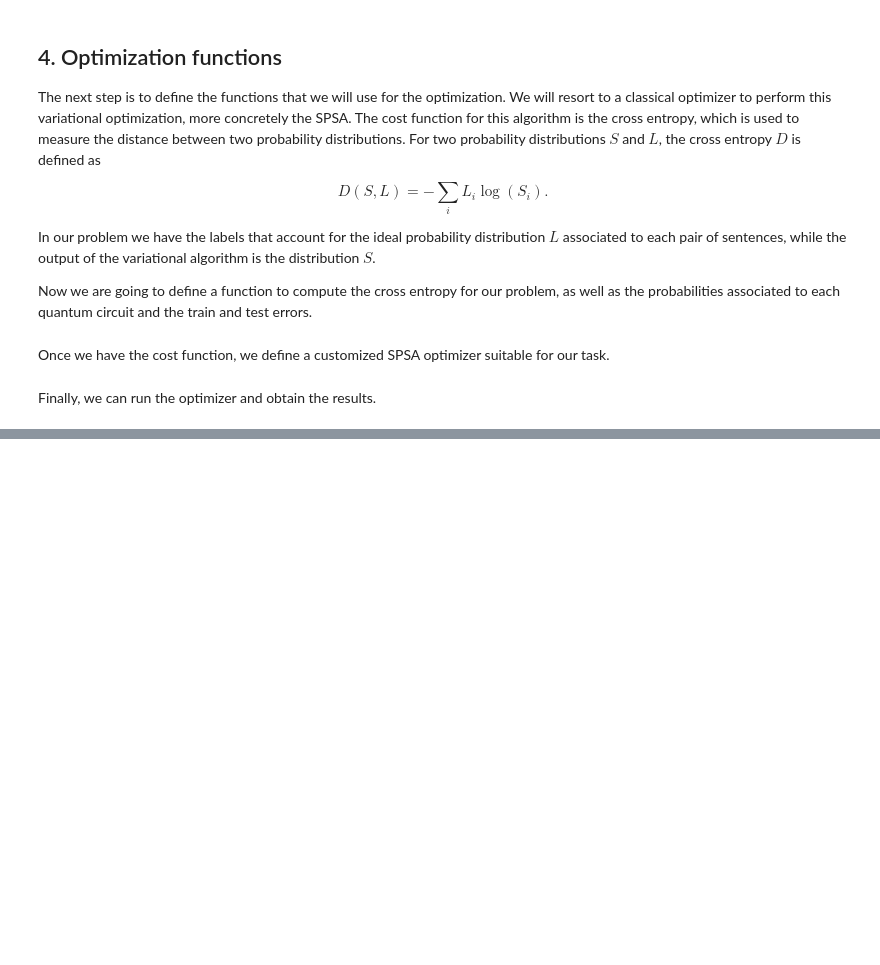
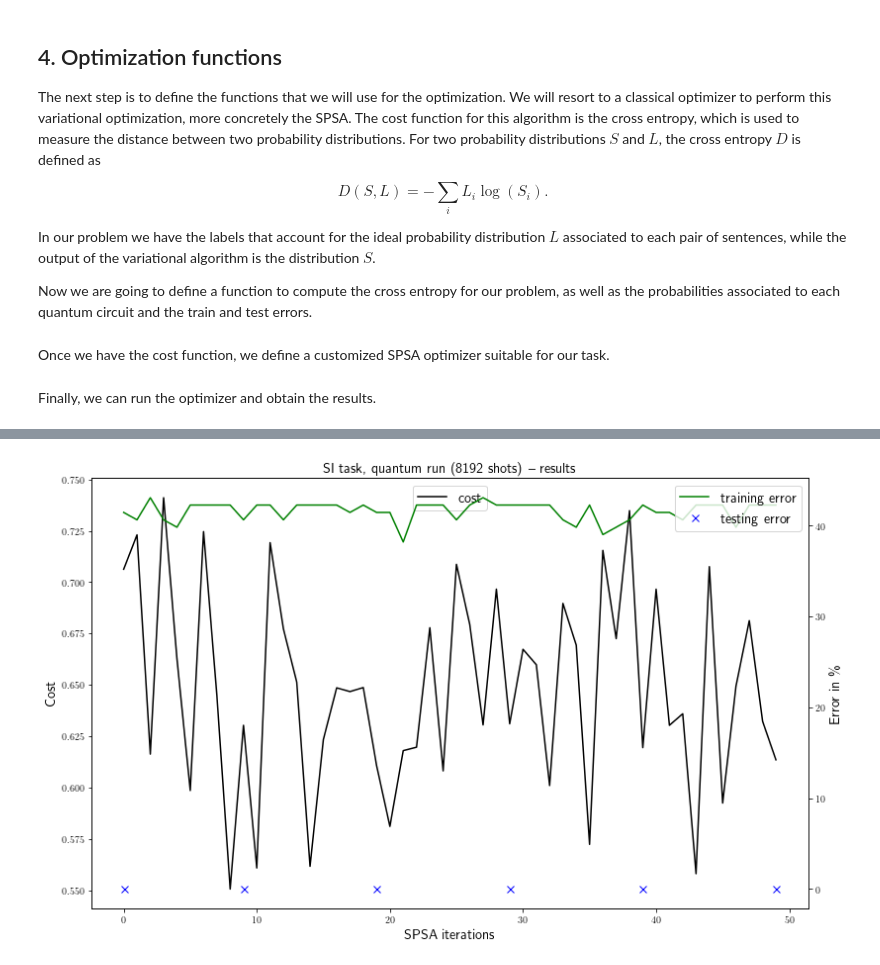
Before and after one commit to PaulaGarciaMolina/QNLP_Qiskit_Hackathon, a Jupyter notebook: semantic_interpretation/semantic_interpretation_iqp.ipynb, the cells around one changed output, grey strips where cells are left out. Saved outputs shown, nothing was run; the diff lists cells and outputs as text; code cells hidden in the pictures; blank space fills up the shorter version.

```diff
--- a/semantic_interpretation/semantic_interpretation_iqp.ipynb
+++ b/semantic_interpretation/semantic_interpretation_iqp.ipynb
@@ -179,3 +227,8 @@ for sentence in data:
+# %%
+train_labels=[]
+for pair in training_labels:
+    label=pair[-2]
+    train_labels.append(label)
 # %% [markdown]
 Now we have our dataset! The only problem left is the fact that the cups used in the diagrams are too resource consumming. Luckily, it is possible to remove them by transforming the states into effects (we are just doing this with the nouns as in https://github.com/CQCL/qnlp_lorenz_etal_2021_resources).
 # %% [markdown]
@@ -222,6 +286,8 @@ vocab_psr=vocab_psr_E+vocab_psr_S
 Once the dataset and its corresponding diagrams are created, the next step is to construct the variational quantum circuits associated with them. In order to do that, we will use different ansätze depending on the type of the word that we want to represent. In this case we only have three types of words, nouns, adjetives and verbs. Nouns will have associated 1 qubit, and sentences three qubits, therefore verbs 5 qubits, and adjetives 2 qubits. Moreover, we will also distinguish between states and effects when constructing the ansätze.
 # %%
 from discopy.quantum import Ket, IQPansatz, Bra, qubit
+from discopy.quantum import Ket, IQPansatz, Bra, qubit
+from discopy.quantum.gates import Rx, Rz
 from discopy.quantum.circuit import Functor, Id
 from discopy.quantum.circuit import Circuit
 from functools import reduce, partial
@@ -229,12 +295,14 @@ from functools import reduce, partial
 q_s = 3 # number of qubits for type s (sentence)
 q_n = 1 # number of qubits for type n (noun)
 depth = 1 # depth of the IQPansatz
+p_n = 1       # number of parameters for a single-qubit word (noun); valued in {1,2,3}.
 
 # Define the dimensions of the objects of the circuit functor
 ob = {s: q_s, n: q_n}
 ob_cqmap = {s: qubit ** q_s, n: qubit ** q_n}
 
 # Define the ansätze for states and effects
+
 def single_qubit_iqp_ansatz(params):
     if len(params) == 1:
         return Rx(params[0])
@@ -341,10 +431,16 @@ for sentstr in data_new_psr_dict:
 # %% [markdown]
 ## 3. Create training and test dataset
 # %%
-#Complete when we have data sets
-training_data_eng = []      # list of sentences in english in the train dataset as strings "word1 word2 ..."
-testing_data_eng = []       # list of sentences in english in the test dataset as strings "word1 word2 ..."
-training_data_spa = []      # list of sentences in spanish in the train dataset as strings "word1 word2 ..."
-testing_data_spa = []       # list of sentences in spanish in the test dataset as strings "word1 word2 ..."
-train_labels=[]             # list of labels english-spanish sentances in the training dataset
+#Complete when we have test sets
+training_circuits_eng = []      # list of circuits in english in the train dataset
+testing_circuits_eng = []       # list of circuits in english in the test dataset
+training_circuits_spa = []      # list of circuits in spanish in the train dataset
+testing_circuits_spa = []       # list of circuits in spanish in the test dataset
+train_labels=train_labels       # list of labels english-spanish sentances in the training dataset
 test_labels=[]              # list of labels english-spanish sentances in the test dataset
+
+for (train_circ,data_new_psr_dict)  in zip([training_circuits_eng,training_circuits_spa],
+                                              [train_dataeng_new_psr_dict,train_dataspa_new_psr_dict]):
+    for sentstr in data_new_psr_dict.keys():
+        diagram=data_new_psr_dict[sentstr]
+        train_circ.append(diagram)
@@ -537,7 +654,7 @@ c_fix = 0.1
 a_est = 0.015
 
 n_runs = 1
-niter = 1000
+niter = 100
 param_histories = []
 cost_histories = np.zeros((n_runs, niter))
 error_train_histories = np.zeros((n_runs, niter))
@@ -553,12 +670,13 @@ for i in range(n_runs):
     rand_unshaped_pars = randparams(par_shapes)
     start = time()
     res = my_spsa(get_probs, get_cost, get_train_error, get_test_error, rand_unshaped_pars,
-                  bounds=bounds, niter=niter, shots=1, a=a_est, c=c_fix,
-                  print_iter=True, correct_func_value=False, filename=('MC_task_SPSAOutput_Run' + str(i)),
-                  iters_selected=iters_selected)
+                  bounds=bounds, niter=niter, shots=8192, a=a_est, c=c_fix,
+                  print_iter=True, correct_func_value=False, filename=('SI_SPSAOutput_Run' + str(i)),
+                  iters_selected=iters_selected,withshots=False)
     param_histories.append(res[0])
     cost_histories[i, :] = res[1]
-    error_train_histories[i, :] = res[2]
-    error_test_histories[i, :] = res[3]
+    error_train_histories1[i, :] = res[2]
+    error_train_histories2[i, :] = res[3]
+    #error_test_histories[i, :] = res[3]
     print('run', i+1, 'done')
     print('Time taken: ', time() - start)
@@ -576,23 +712,25 @@ error_test_history = error_test_histories[0, :]
 # %%
 #****************************************************
 # Summary plot
 #****************************************************
 from matplotlib import pyplot as plt
 
 plt.rcParams.update({"text.usetex": True})
 fig, ax1 = plt.subplots(figsize=(13, 8))
 
 ax1.plot(range(len(cost_history)), cost_history, '-k', markersize=4, label='cost')
 ax1.set_ylabel(r"Cost", fontsize='x-large')
 ax1.set_xlabel(r"SPSA~iterations", fontsize='x-large')
 ax1.legend(loc='upper center', fontsize='x-large')
 
 ax2 = ax1.twinx()
 ax2.set_ylabel(r"Error in \%", fontsize='x-large')
 ax2.plot(range(len(error_train_history)), error_train_history, '-g', markersize=4, label='training error')
 ax2.plot(iters_selected, error_test_history, 'xb', markersize=7, label='testing error')
 ax2.legend(loc='upper right', fontsize='x-large')
 
-plt.title('MC task, quantum run -- results', fontsize='x-large')
-plt.savefig('MC_task_Results.png', dpi=300, facecolor='white')
+plt.title('SI task, quantum run (8192 shots) -- results', fontsize='x-large')
+plt.savefig('SI_task_Results.png', dpi=300, facecolor='white')
 plt.show()
+# %% [output]
+[figure, added]
```
Also changed, not shown: parts of 20 cells of this notebook, 1 other file.
